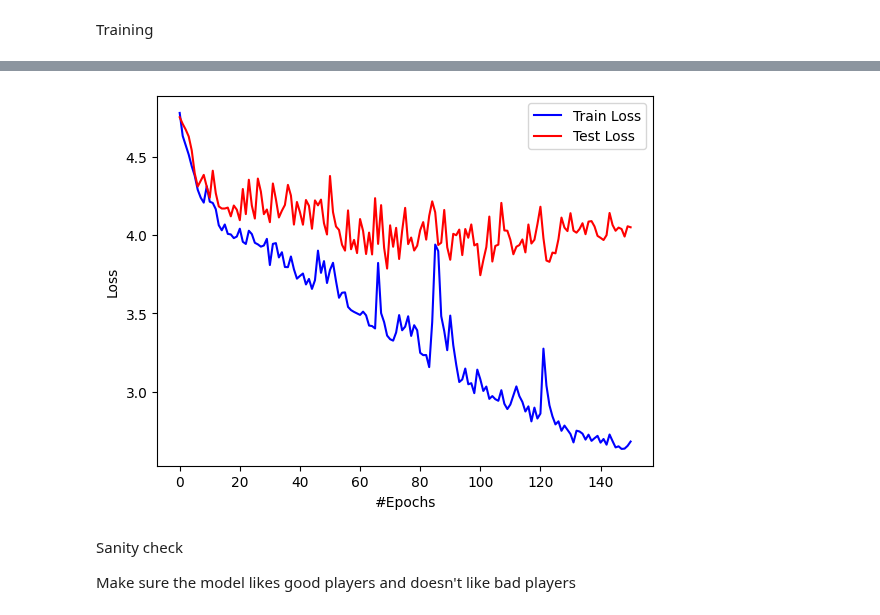
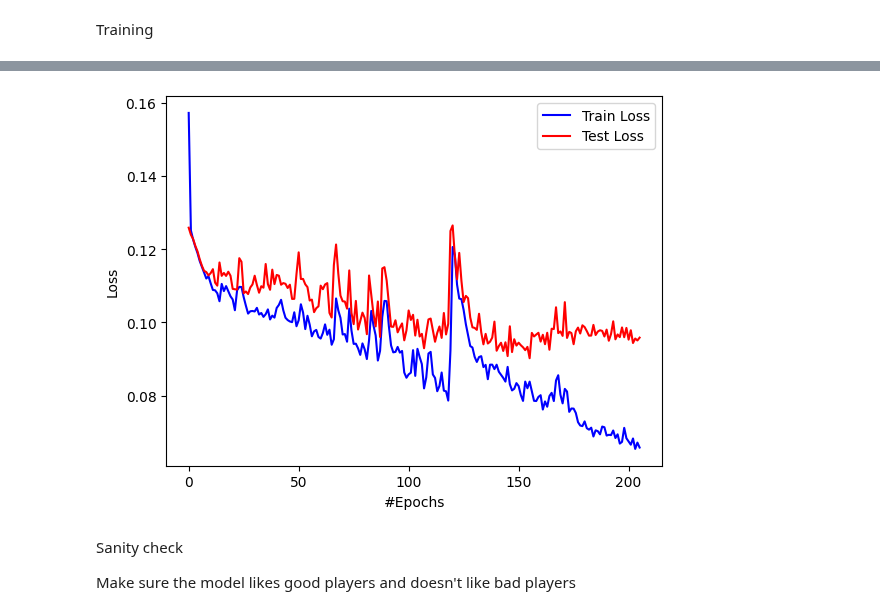
Before and after one commit to nitzryan/BaseballModels, a Jupyter notebook: Model.ipynb, the cells around one changed output, grey strips where cells are left out. Drawn from its saved outputs; the diff is of its cells as text; code cells hidden in the pictures.

Commit message:
Model Parameter Experimentation

```diff
--- a/Model.ipynb
+++ b/Model.ipynb
@@ -293,6 +311,9 @@ Create random mutators to apply to players
 # %%
 HITTING_VARIANCE_SCALE = 2
 FIELDING_VARIANCE_SCALE = 2
+STEALING_VARIANCE_SCALE = 1
+PARKFACTOR_VARIANCE_SCALE = 1
+PLAYER_VARIANCE_SCALE = 1
 # %%
 BATCH_SIZE = 800
 MAX_INPUT_SIZE = 79
@@ -310,8 +331,16 @@ for n in tqdm(range(BATCH_SIZE)):
             hitting_mutator[i] = HITTING_VARIANCE_SCALE * random.gauss(0, pca_hitting_stdDevs[i])
 
         stealing_mutator = [0] * STEALING_PCA_COMPONENTS
+        for i in range(STEALING_PCA_COMPONENTS):
+            stealing_mutator[i] = STEALING_VARIANCE_SCALE * random.gauss(0, pca_stealing_stdDevs[i])
+
         parkfactor_mutator = [0] * HITTING_PARKFACTORS_COMPONENTS
+        for i in range(HITTING_PARKFACTORS_COMPONENTS):
+            parkfactor_mutator[i] = PARKFACTOR_VARIANCE_SCALE * random.gauss(0, pca_parkfactor_stdDevs[i])
+
         player_mutator = [0] * PLAYER_COMPONENTS
+        for i in range(PLAYER_COMPONENTS):
+            player_mutator[i] = PLAYER_VARIANCE_SCALE * random.gauss(0, pca_player_hitter_stdDevs[i])
 
         hitting_mutators[n, m] = torch.tensor(player_header
                                         + fielding_mutator
@@ -418,9 +447,9 @@ for id, signingAge, draftPick in tqdm(hitters, desc="Hitters"):
     # out = torch.tensor([levelMap[highestLevel]], dtype=D_TYPE)
     if pa is None:
         # out = (torch.tensor([levelMap[highestLevel], 0, 0, 0, 0, 0], dtype=D_TYPE))
-        out = torch.tensor([0], dtype=D_TYPE)
+        out = torch.tensor([Get_Normalized_War(0)], dtype=D_TYPE)
     else:
-        out = (torch.tensor([war], dtype=D_TYPE))
+        out = (torch.tensor([Get_Normalized_War(war)], dtype=D_TYPE))
 
     for i in range(thisOutputs.size(0)):
         thisOutputs[i] = out
@@ -485,6 +514,7 @@ def trainAndGraph(network, training_generator, testing_generator, loss_function,
   train_loss_history = []
   last_loss = 999999
   best_loss = 999999
+  best_epoch = 0
   epochsSinceLastImprove = 0
 
   for epoch in range(num_epochs):
@@ -496,15 +526,18 @@ def trainAndGraph(network, training_generator, testing_generator, loss_function,
     #   break
     if (test_loss < best_loss):
       best_loss = test_loss
+      best_epoch = epoch
       torch.save(network.state_dict(), 'best_model.pt')
       epochsSinceLastImprove = 0
     else:
       epochsSinceLastImprove += 1
 
     if epochsSinceLastImprove >= early_stopping_cutoff:
-      print(f"Stopped training early at epoch={epoch} with loss={best_loss}")
+      print("Stopped Training Early")
       break
 
+  print(f"Best result at epoch={best_epoch} with loss={best_loss}")
+
   graphLoss(epoch_counter, train_loss_history, test_loss_history)
 # %%
 def train(network,  data_generator, loss_function, optimizer, logging = 200):
@@ -657,19 +692,18 @@ def LSTM_MSELoss(pred, actual, lengths):
 # %%
 dropout_perc = 0.2
 num_layers = 2
-hidden_size = 100
+hidden_size = 150
 network = RNN_Model(num_layers, hidden_size, dropout_perc, hitting_mutators)
 network = network.to(device)
 print("Num. Parameters:", count_parameters(network))
 
-optimizer = torch.optim.Adam(network.parameters(), lr=0.001)
+optimizer = torch.optim.Adam(network.parameters(), lr=0.0015)
 scheduler = lr_scheduler.ReduceLROnPlateau(optimizer, factor=0.5, patience=20, cooldown=5, verbose=False)
 loss_function = LSTM_MSELoss
 
-batch_size = 800
-num_epochs = 201
-training_generator = torch.utils.data.DataLoader(trainHittersDataset, batch_size=batch_size, shuffle=True)
-testing_generator = torch.utils.data.DataLoader(testHittersDataset, batch_size=batch_size, shuffle=False)
+num_epochs = 301
+training_generator = torch.utils.data.DataLoader(trainHittersDataset, batch_size=BATCH_SIZE, shuffle=True)
+testing_generator = torch.utils.data.DataLoader(testHittersDataset, batch_size=BATCH_SIZE, shuffle=False)
 
 trainAndGraph(network, training_generator, testing_generator, loss_function, optimizer, scheduler, num_epochs, 10, early_stopping_cutoff=50)
 # %% [output]
@@ -694,4 +727,4 @@ Stopped training early at epoch=150 with loss=3.7437811692555747
-[figure, old version]
+[figure, new version]
 # %% [markdown]
 Sanity check
 
```
Also changed, not shown: parts of 8 cells of this notebook, 1 other file.
